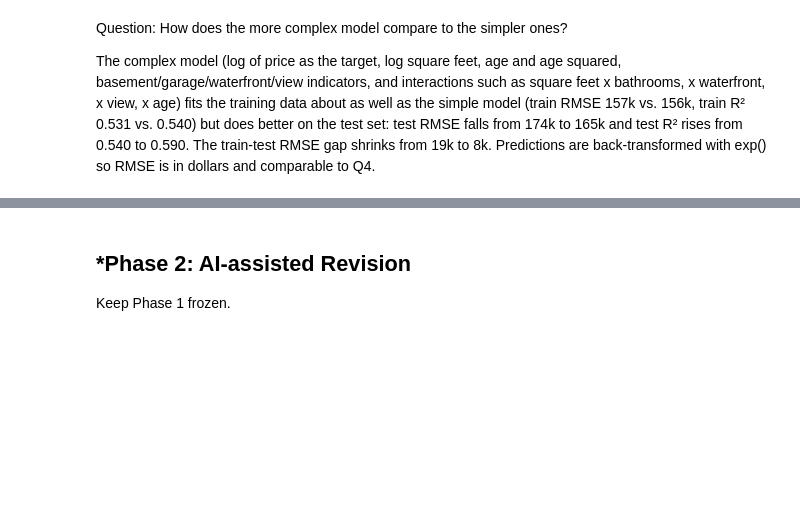
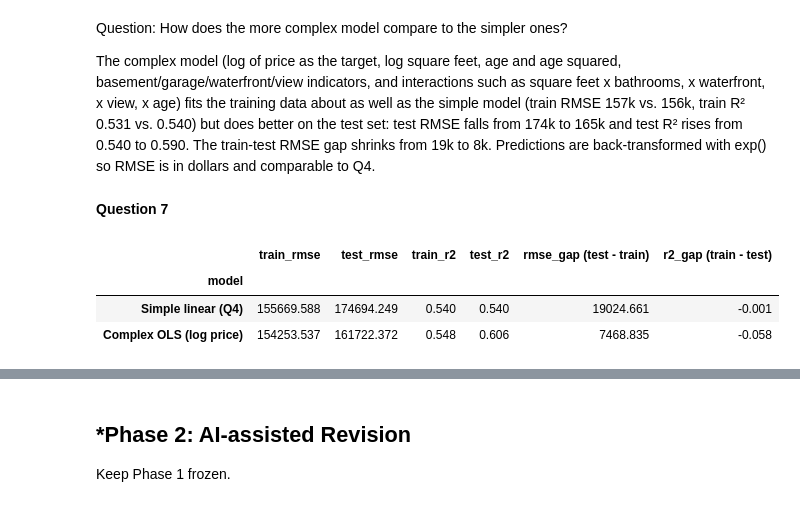
Before and after one commit to hwayalew/L02-hedonic-pricing, a Jupyter notebook: notebook.ipynb, the cells around one changed output, grey strips where cells are left out. Saved outputs shown, nothing was run; the diff lists cells and outputs as text; code cells hidden in the pictures; blank space fills up the shorter version.

Commit message:
Question 7

```diff
--- a/notebook.ipynb
+++ b/notebook.ipynb
@@ -557,3 +557,15 @@ results
 Question: How does the more complex model compare to the simpler ones?
 
 The complex model (log of price as the target, log square feet, age and age squared, basement/garage/waterfront/view indicators, and interactions such as square feet x bathrooms, x waterfront, x view, x age) fits the training data about as well as the simple model (train RMSE 157k vs. 156k, train R² 0.531 vs. 0.540) but does better on the test set: test RMSE falls from 174k to 165k and test R² rises from 0.540 to 0.590. The train-test RMSE gap shrinks from 19k to 8k. Predictions are back-transformed with exp() so RMSE is in dollars and comparable to Q4.
+# %% [markdown]
+**Question 7**
+# %%
+summary = results.set_index('model').copy()
+summary['rmse_gap (test - train)'] = summary['test_rmse'] - summary['train_rmse']
+summary['r2_gap (train - test)'] = summary['train_r2'] - summary['test_r2']
+summary.round(3)
+# %% [output]
+|  | train_rmse | test_rmse | train_r2 | test_r2 | rmse_gap (test - train) | r2_gap (train - test) |
+| model |  |  |  |  |  |  |
+| Simple linear (Q4) | 155669.588 | 174694.249 | 0.540 | 0.540 | 19024.661 | -0.001 |
+| Complex OLS (log price) | 154253.537 | 161722.372 | 0.548 | 0.606 | 7468.835 | -0.058 |
```
Also changed, not shown: parts of 1 cell of this notebook.
